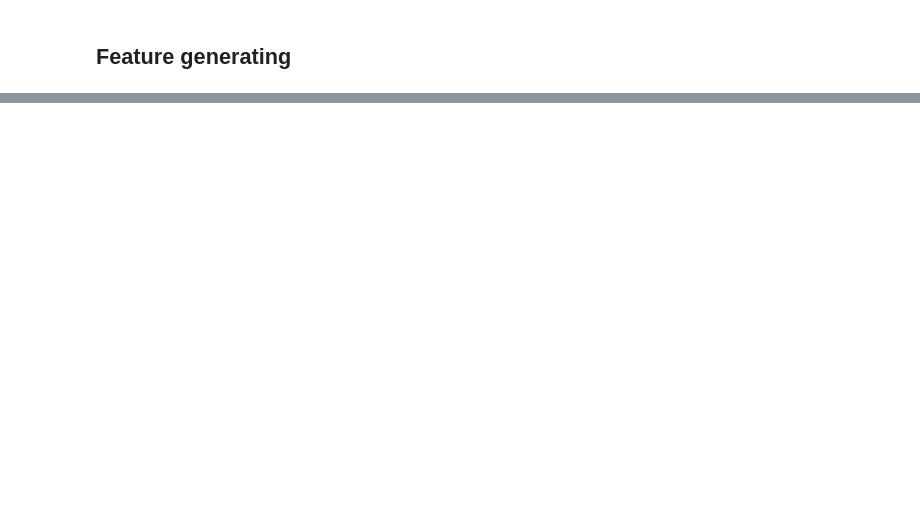
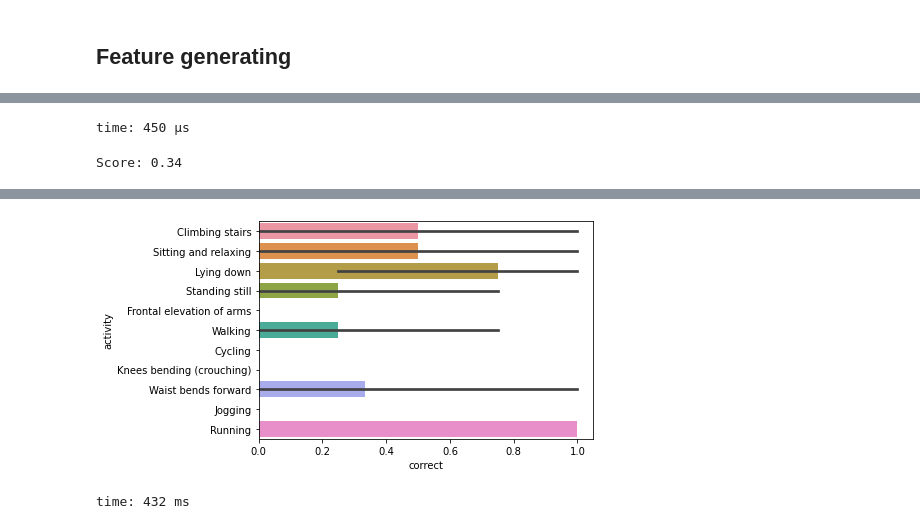
Before and after one commit to Midren/ActivityClassification, a Jupyter notebook: project.ipynb, the cells around one changed output, grey strips where cells are left out. Drawn from its saved outputs; the diff is of its cells as text; code cells hidden in the pictures; blank space fills up the shorter version.

```diff
--- a/project.ipynb
+++ b/project.ipynb
@@ -429,0 +595,28 @@ time: 222 µs
+# %%
+def show_result(y_pred, y_test):
+    predicted = le.inverse_transform(y_pred.astype('int'))
+    test = le.inverse_transform(y_test.astype('int'))
+    sns.barplot(y='activity', x='correct', data=pd.DataFrame({
+        'activity': test,
+        'correct': predicted == test,
+    }))
+
+    return alt.Chart(pd.DataFrame({
+        "predicted": predicted,
+        "correct": test
+    })).mark_bar().encode(
+        x='count(predicted)',
+        y='predicted:N',
+    ).properties(
+        width=170,
+        height=180
+    ).facet(facet='correct:N', columns=4)
+# %% [output]
+time: 450 µs
+# %%
+model = best[1].best_estimator_
+y_pred = model.predict(X_test.iloc[:, best[2]])
+print("Score: {:.2f}".format(best[0]))
+show_result(y_pred, y_test)
+# %% [output]
+Score: 0.34
@@ -429,0 +624,2 @@ time: 222 µs
+[figure, added]
+time: 432 ms
```
Also changed, not shown: parts of 47 cells of this notebook.
